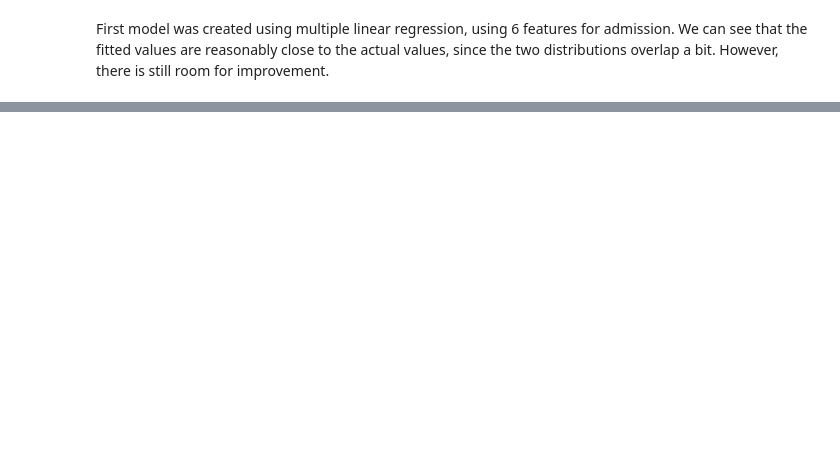
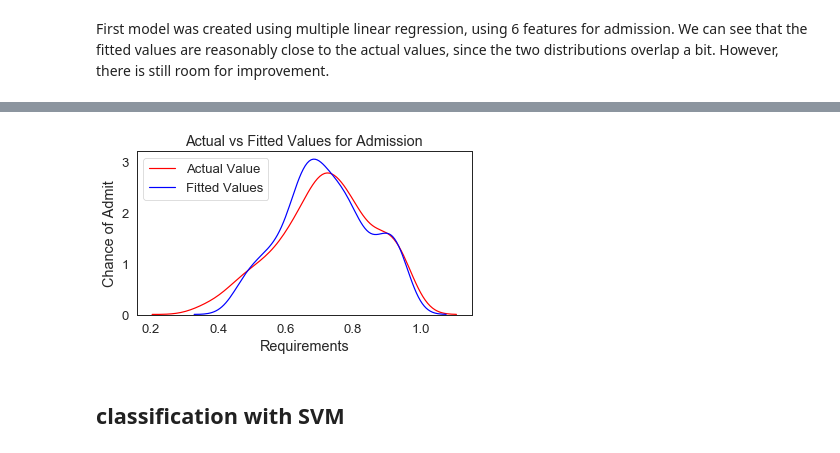
Before and after one commit to kylelee417/CollabProject, a Jupyter notebook: project_notebook.ipynb, the cells around one changed output, grey strips where cells are left out. Cells and saved outputs as stored; diff of their text form; code cells hidden in the pictures; blank space fills up the shorter version.

```diff
--- a/project_notebook.ipynb
+++ b/project_notebook.ipynb
@@ -363,0 +286,4 @@ First model was created using multiple linear regression, using 6 features for a
+# %%
+xgb = XGBRegressor()
+param_grid = {'n_estimators':[3,10,30,100,300],'max_depth':[1,3,10,30],'learning_rate':[0.05,0.1,0.3,1]}
+grid_search = GridSearchCV(xgb, param_grid=param_grid, cv=3).fit(X_train,y_train)
@@ -363,0 +306,13 @@ First model was created using multiple linear regression, using 6 features for a
+# %%
+plt.figure(figsize=(width, height))
+ax2 = sns.distplot(y_train, hist=False, color="r", label="Actual Value")
+sns.distplot(grid_search.predict(X_train), hist=False, color="b", label="Fitted Values" , ax=ax2)
+plt.title('Actual vs Fitted Values for Admission')
+plt.xlabel('Requirements')
+plt.ylabel('Chance of Admit')
+plt.show()
+plt.close()
+# %% [output]
+[figure, added]
+# %% [markdown]
+## classification with SVM
```
Also changed, not shown: parts of 30 cells of this notebook.
